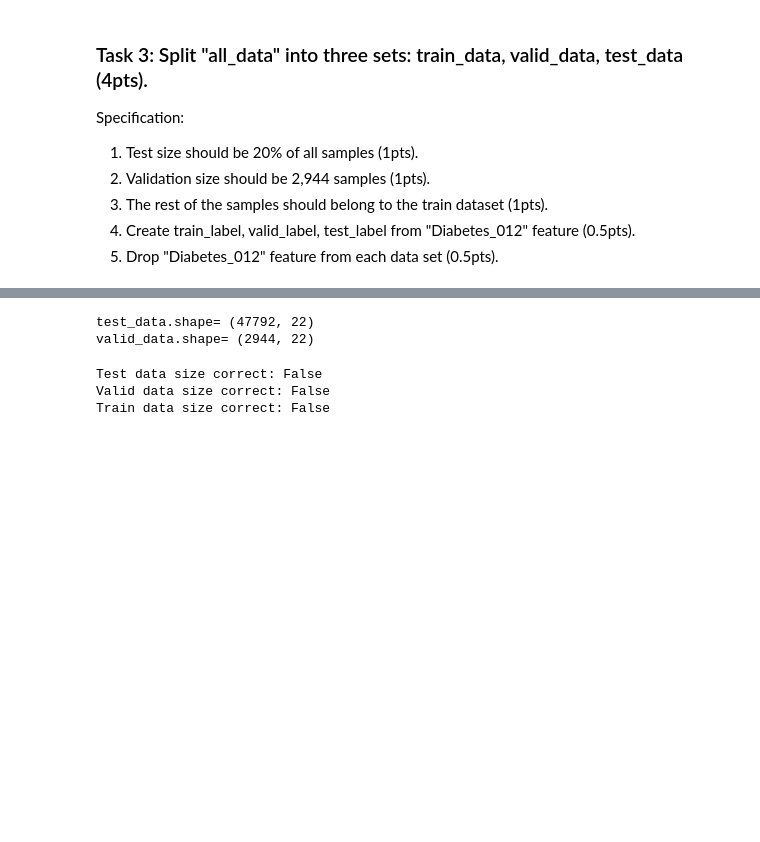
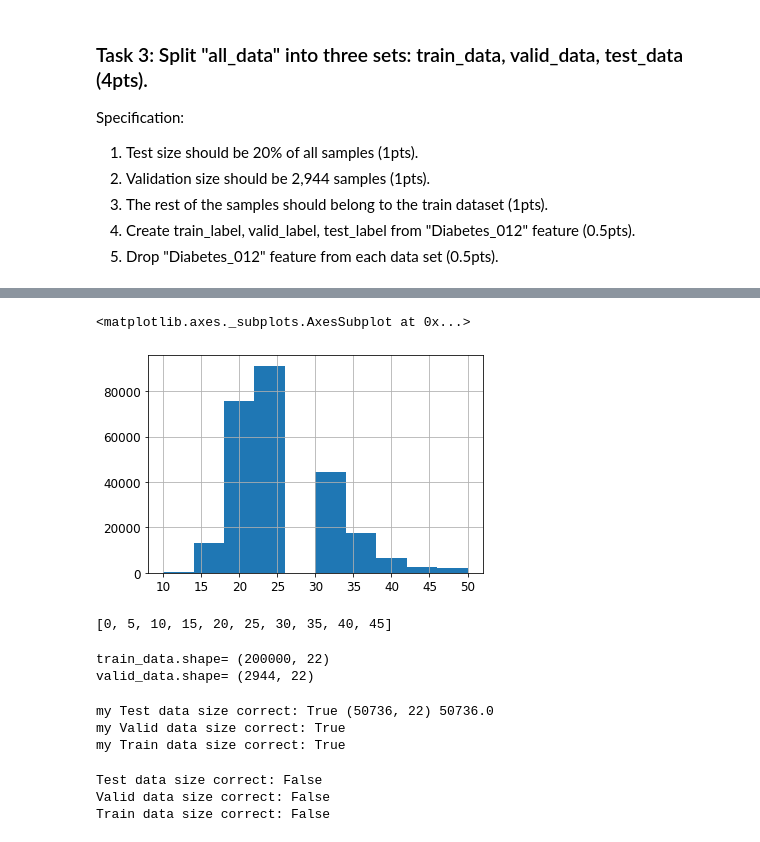
Before and after one commit to MunJinSeo/E2E_ML_DiabetesClassifier, a Jupyter notebook: 기계학습(AAI107)_Assignment1_서문진.ipynb, the cells around one changed output, grey strips where cells are left out. Cells and saved outputs as stored; diff of their text form; code cells hidden in the pictures; blank space fills up the shorter version.

```diff
--- a/기계학습(AAI107)_Assignment1_서문진.ipynb
+++ b/기계학습(AAI107)_Assignment1_서문진.ipynb
@@ -246,14 +253,37 @@ test_val_data.shape= (50736, 22)
+# %%
+# all_data -- BMI  pd.cut
+#all_data["BMI_cut"] = pd.cut(all_data["BMI"], bins=[0, 5, 10, 15, 20, 25, 30, 35, 40, 45, 50, 55, 60, 65, 70, 75, 80, 85, 90, 95, np.inf], labels=[0, 5, 10, 15, 20, 25, 30, 35, 40, 45, 50, 55, 60, 65, 70, 75, 80, 85, 90, 95] )
+all_data["BMI_cut"] = pd.cut(all_data["BMI"], bins=[0, 5, 10, 15, 20, 25, 30, 35, 40, 45, 50, np.inf], labels=[0, 5, 10, 15, 20, 25, 30, 35, 40, 45, 50] )
+all_data["BMI_cut"].hist()
+# %% [output]
+<matplotlib.axes._subplots.AxesSubplot at 0x...>
+[figure, added]
+# %%
+list(range(0,50,5))
+# %% [output]
+[0, 5, 10, 15, 20, 25, 30, 35, 40, 45]
 # %%
 # 2.Validation size should be 2,944 samples
-test_data, valid_data = train_test_split(test_val_data, test_size=2944, random_state=42) # random seed 생성시 항상 동일한 shuffle index 허용
-#print( test_data.info() ) #데이터 컬럼별 건수, type등 표시
-#print( test_data.head() ) #데이터 앞쪽 5개 row 데이터 표시
-#print( test_data.describe() ) #데이터 count, mean, std, min, 25%,50%,75%, max 값 표시
-print( "test_data.shape=",test_data.shape )
+# 3.The rest of the samples should belong to the train dataset
+
+train_data, valid_data = train_test_split(train_valid_tmp, test_size=2944, random_state=42) # test_size는 비율 또는 정수값, random_state값은 random seed 생성시 항상 동일한 shuffle index 허용
+#print( train_data.info() ) #데이터 컬럼별 건수, type등 표시
+#print( train_data.head() ) #데이터 앞쪽 5개 row 데이터 표시
+#print( train_data.describe() ) #데이터 count, mean, std, min, 25%,50%,75%, max 값 표시
+print( "train_data.shape=",train_data.shape )
 #print( valid_data.info() ) #데이터 컬럼별 건수, type등 표시
 #print( valid_data.head() ) #데이터 앞쪽 5개 row 데이터 표시
 #print( valid_data.describe() ) #데이터 count, mean, std, min, 25%,50%,75%, max 값 표시
 print( "valid_data.shape=",valid_data.shape )
 # %% [output]
-test_data.shape= (47792, 22)
+train_data.shape= (200000, 22)
 valid_data.shape= (2944, 22)
+# %%
+# 자체 확인
+print("my Test data size correct:", test_data.shape==(all_data_size*.2, 22), test_data.shape, all_data_size*.2)
+print("my Valid data size correct:", valid_data.shape==(2944,22))
+print("my Train data size correct:", train_data.shape==(all_data_size-len(test_data)-len(valid_data),22))
+# %% [output]
+my Test data size correct: True (50736, 22) 50736.0
+my Valid data size correct: True
+my Train data size correct: True
```
Also changed, not shown: parts of 7 cells of this notebook.
